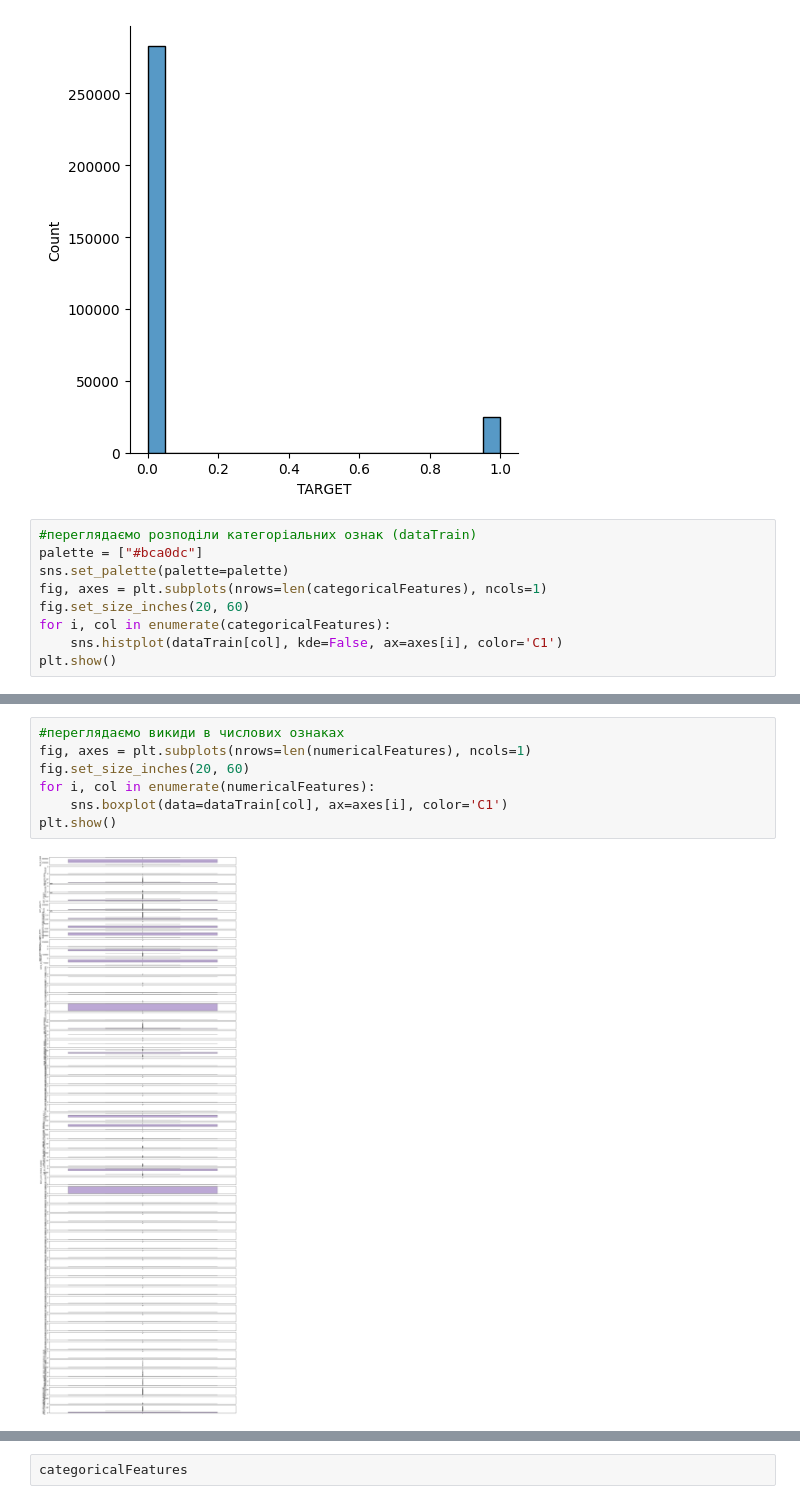
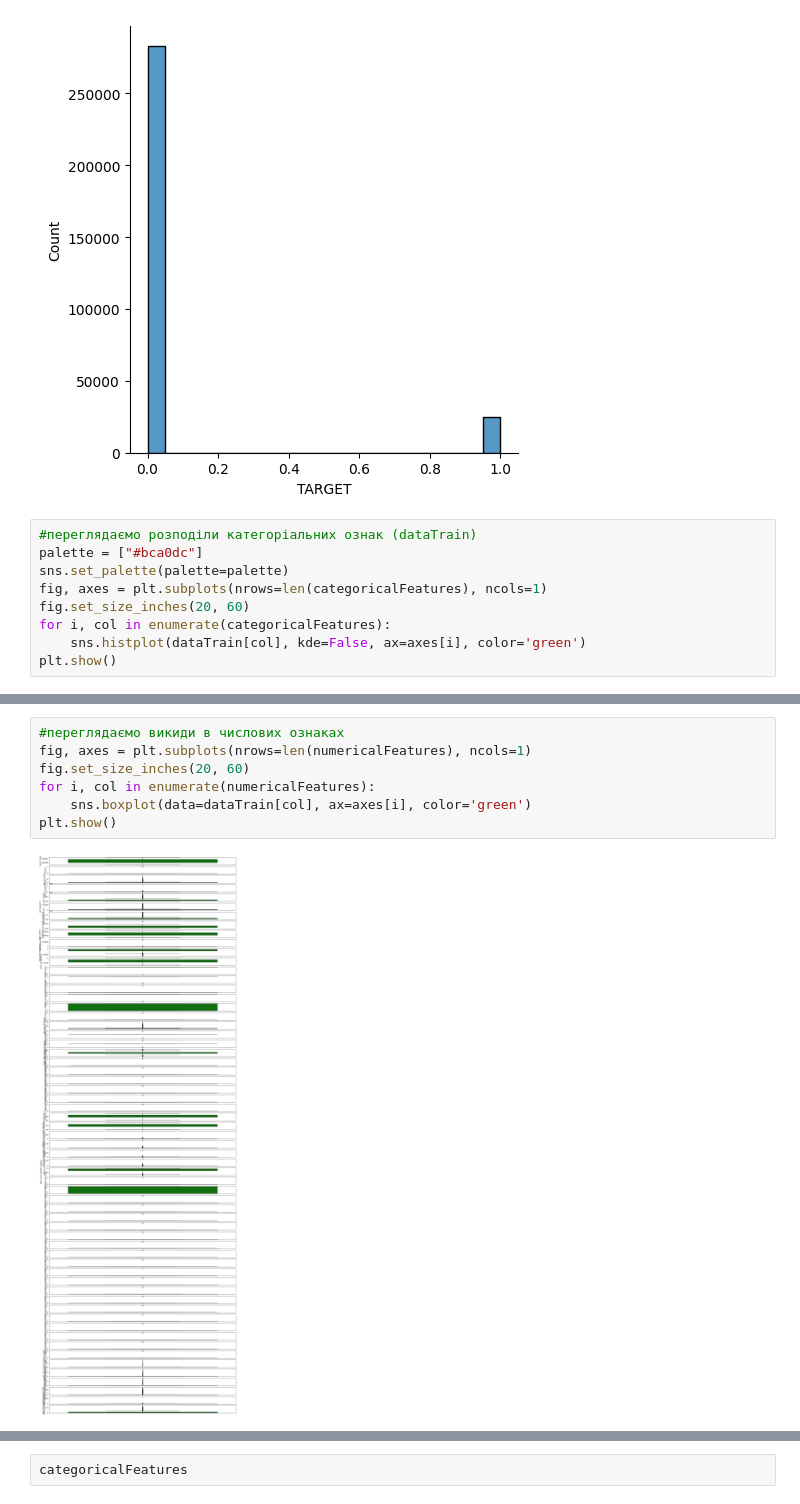
Before and after one commit to Clanar/ml_lab2, a Jupyter notebook: lab2.ipynb, the cells around one changed output, grey strips where cells are left out. Drawn from its saved outputs; the diff is of its cells as text.

```diff
--- a/lab2.ipynb
+++ b/lab2.ipynb
@@ -271,6 +271,6 @@ sns.set_palette(palette=palette)
 fig, axes = plt.subplots(nrows=len(categoricalFeatures), ncols=1)
 fig.set_size_inches(20, 60)
 for i, col in enumerate(categoricalFeatures):
-    sns.histplot(dataTrain[col], kde=False, ax=axes[i], color='C1')
+    sns.histplot(dataTrain[col], kde=False, ax=axes[i], color='green')
 plt.show()
 # %% [output]
@@ -300,12 +300,12 @@ array([[<Axes: title={'center': 'SK_ID_CURR'}>,
 # %%
 #переглядаємо викиди в числових ознаках
 fig, axes = plt.subplots(nrows=len(numericalFeatures), ncols=1)
 fig.set_size_inches(20, 60)
 for i, col in enumerate(numericalFeatures):
-    sns.boxplot(data=dataTrain[col], ax=axes[i], color='C1')
+    sns.boxplot(data=dataTrain[col], ax=axes[i], color='green')
 plt.show()
 # %% [output]
-[figure, old version]
+[figure, new version]
 # %%
 #переглядаємо як ознаки корелюються у вигляді матриці
 numeric_columns = dataTrain.select_dtypes(include=['number']).columns
```
Also changed, not shown: parts of 4 cells of this notebook, 1 other file.
